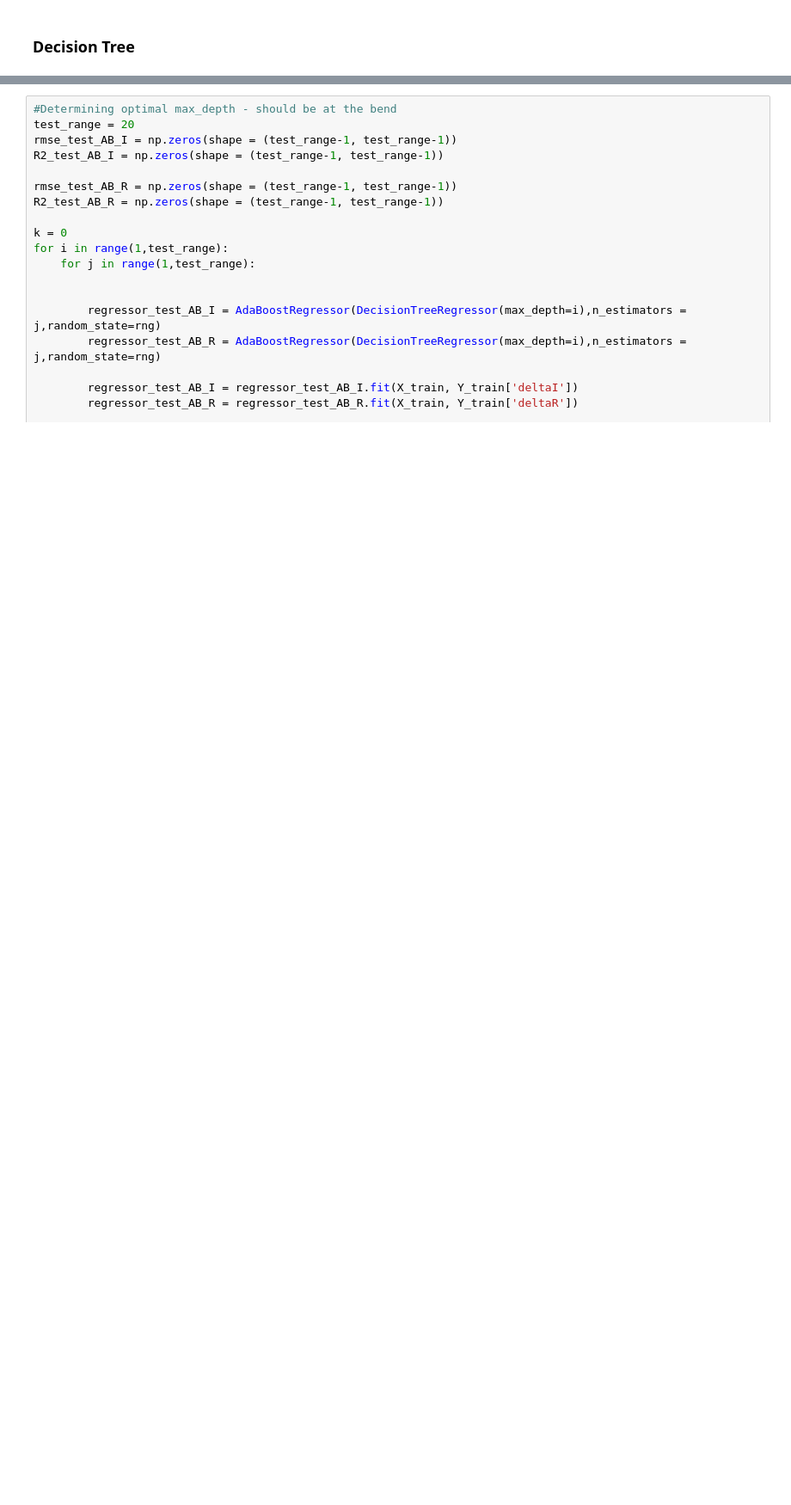
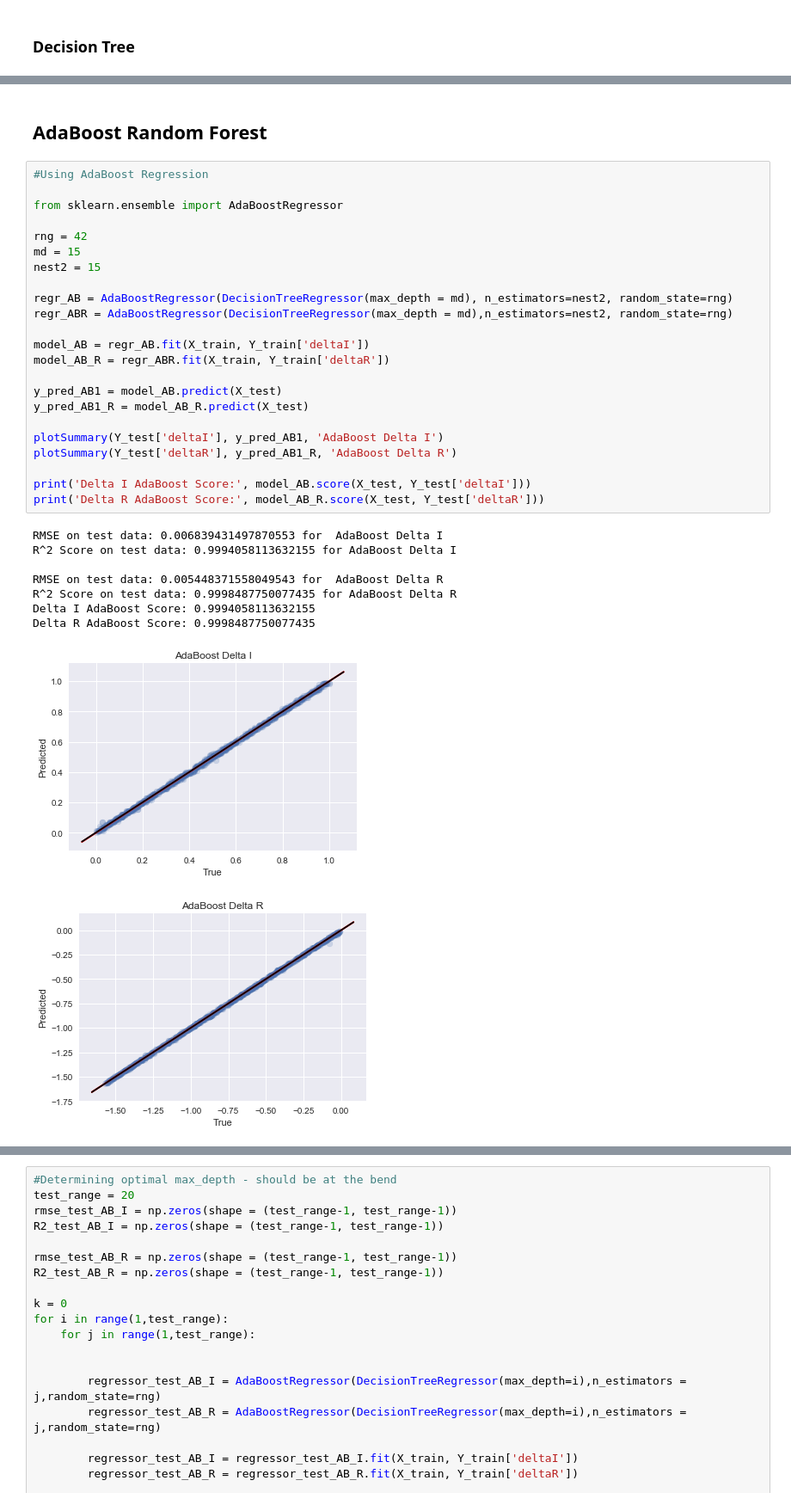
Before and after one commit to Lcollins91/DS_ResearchProject_ND, a Jupyter notebook: Hexagon_Spec_Models.ipynb, the cells around one changed output, grey strips where cells are left out. Shown at 86% size. Saved outputs shown, nothing was run; the diff lists cells and outputs as text; blank space fills up the shorter version.

```diff
--- a/Hexagon_Spec_Models.ipynb
+++ b/Hexagon_Spec_Models.ipynb
@@ -208,0 +237,35 @@ Cross Validation Scores for regressor with max depth of  30  :  [0.99626057 0.99
+# %% [markdown]
+## AdaBoost Random Forest
+# %%
+#Using AdaBoost Regression
+
+from sklearn.ensemble import AdaBoostRegressor
+
+rng = 42
+md = 15
+nest2 = 15
+
+regr_AB = AdaBoostRegressor(DecisionTreeRegressor(max_depth = md), n_estimators=nest2, random_state=rng)
+regr_ABR = AdaBoostRegressor(DecisionTreeRegressor(max_depth = md),n_estimators=nest2, random_state=rng)
+
+model_AB = regr_AB.fit(X_train, Y_train['deltaI'])
+model_AB_R = regr_ABR.fit(X_train, Y_train['deltaR'])
+
+y_pred_AB1 = model_AB.predict(X_test)
+y_pred_AB1_R = model_AB_R.predict(X_test)
+
+plotSummary(Y_test['deltaI'], y_pred_AB1, 'AdaBoost Delta I')
+plotSummary(Y_test['deltaR'], y_pred_AB1_R, 'AdaBoost Delta R')
+
+print('Delta I AdaBoost Score:', model_AB.score(X_test, Y_test['deltaI']))
+print('Delta R AdaBoost Score:', model_AB_R.score(X_test, Y_test['deltaR']))
+# %% [output]
+RMSE on test data: 0.006839431497870553 for  AdaBoost Delta I
+R^2 Score on test data: 0.9994058113632155 for AdaBoost Delta I
+
+RMSE on test data: 0.005448371558049543 for  AdaBoost Delta R
+R^2 Score on test data: 0.9998487750077435 for AdaBoost Delta R
+Delta I AdaBoost Score: 0.9994058113632155
+Delta R AdaBoost Score: 0.9998487750077435
+[figure, added]
+[figure, added]
```
Also changed, not shown: parts of 21 cells of this notebook.
